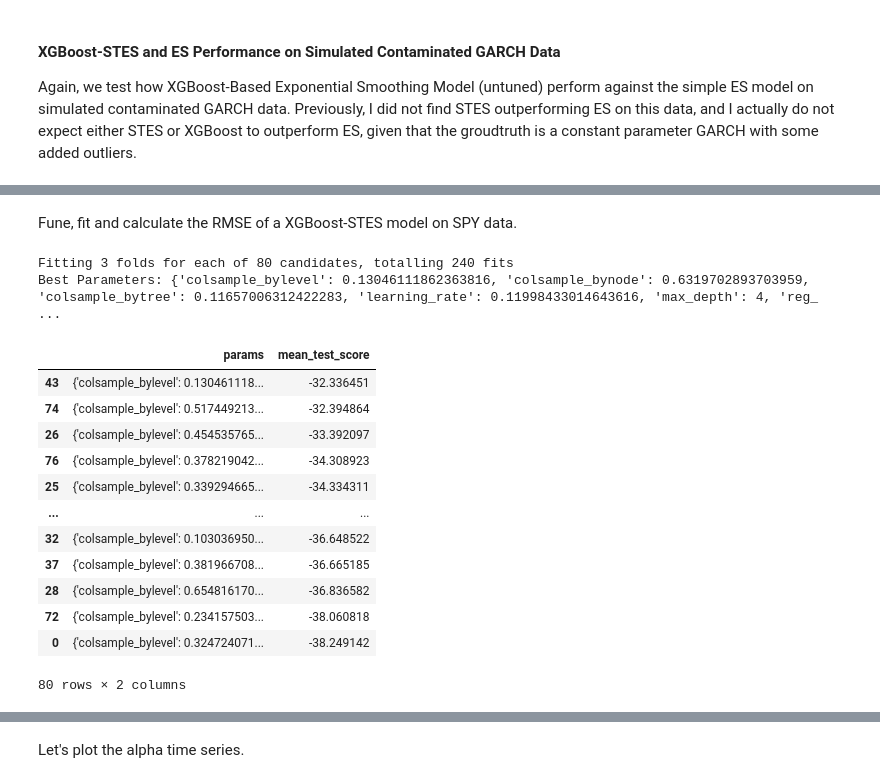
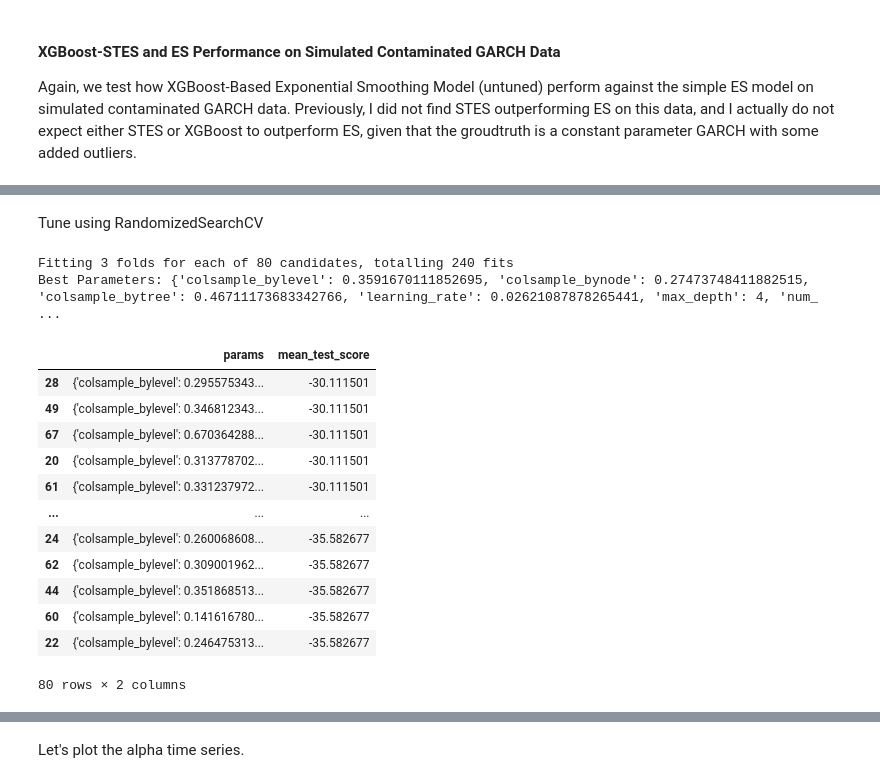
Before and after one commit to steveya/volatility-forecast, a Jupyter notebook: notebook/random_forest_ewma.ipynb, the cells around one changed output, grey strips where cells are left out. Cells and saved outputs as stored; diff of their text form; code cells hidden in the pictures.

```diff
--- a/notebook/random_forest_ewma.ipynb
+++ b/notebook/random_forest_ewma.ipynb
@@ -529,7 +538,7 @@ spy_feature_matrix = pd.DataFrame.from_dict({
     'label': spy_log_returns.to_numpy()[1:]**2,
 })
 # %%
-X_train = spy_feature_matrix.iloc[:4000]
+X_train = spy_feature_matrix.iloc[:4000, :-1]
 y_train = spy_feature_matrix.iloc[:4000:, -1]
 X_test = spy_feature_matrix.iloc[4000:, :-1]
 y_test = spy_feature_matrix.iloc[4000:, -1]
@@ -644,2 +605,2 @@ print(os_xgb_stes_spy_untuned_rmse)
-# %% [markdown]
-Fune, fit and calculate the RMSE of a XGBoost-STES model on SPY data.
+# %% [markdown]
+Tune using RandomizedSearchCV
@@ -646,25 +611,59 @@ Fune, fit and calculate the RMSE of a XGBoost-STES model on SPY data.
+# %%
+
+def random_cv_tune_xgboost_model(X, y):
+    param_dist = {
+        'num_boost_round': [1, 5, 10, 20, 50, 100],
+        'max_depth': randint(1, 5),
+        'learning_rate': loguniform(0.01, 10),
+        #'ts_subsample': uniform(0.3, 0.3),
+        'reg_lambda': loguniform(0.1, 10.0),
+        'colsample_bytree': uniform(0.1, 0.6),
+        'colsample_bylevel': uniform(0.1, 0.6),
+        'colsample_bynode': uniform(0.1, 0.6),
+    }
+
+    # Initialize the model
+    model = XGBoostExponentialSmoothing()
+
+    tscv = TimeSeriesSplit(n_splits=3)
+
+    # Use RandomizedSearchCV to find the best parameters
+    random_search = RandomizedSearchCV(
+        estimator=model,
+        param_distributions=param_dist,
+        scoring=make_scorer(xgb_stes_scoring_function),
+        cv=tscv,
+        n_iter=80,
+        verbose=1,
+        random_state=42,
+        error_score='raise',
+    )
+
+    random_search.fit(X, y)
+
+    return random_search
 # %%
 # Perform hyperparameter tuning
-xgb_stes_spy_tuner = tune_xgboost_model(X_train, y_train)
-xgb_stes_spy_best_params = xgb_stes_spy_tuner.best_params_
+xgb_stes_spy_tuner_rcv = random_cv_tune_xgboost_model(X_train, y_train)
+xgb_stes_spy_best_params_rcv = xgb_stes_spy_tuner_rcv.best_params_
 
-print("Best Parameters:", xgb_stes_spy_best_params)
+print("Best Parameters:", xgb_stes_spy_best_params_rcv)
 # %% [output]
 Fitting 3 folds for each of 80 candidates, totalling 240 fits
-Best Parameters: {'colsample_bylevel': 0.13046111862363816, 'colsample_bynode': 0.6319702893703959, 'colsample_bytree': 0.11657006312422283, 'learning_rate': 0.11998433014643616, 'max_depth': 4, 'reg_ ...
+Best Parameters: {'colsample_bylevel': 0.3591670111852695, 'colsample_bynode': 0.27473748411882515, 'colsample_bytree': 0.46711173683342766, 'learning_rate': 0.02621087878265441, 'max_depth': 4, 'num_ ...
 # %%
-pd.DataFrame(xgb_stes_spy_tuner.cv_results_)[['params','mean_test_score']].sort_values('mean_test_score', ascending=False)
+pd.DataFrame(xgb_stes_spy_tuner_rcv.cv_results_)[['params','mean_test_score']].sort_values('mean_test_score', ascending=False)
 # %% [output]
 |  | params | mean_test_score |
-| 43 | {'colsample_bylevel': 0.130461118... | -32.336451 |
-| 74 | {'colsample_bylevel': 0.517449213... | -32.394864 |
-| 26 | {'colsample_bylevel': 0.454535765... | -33.392097 |
-| 76 | {'colsample_bylevel': 0.378219042... | -34.308923 |
-| 25 | {'colsample_bylevel': 0.339294665... | -34.334311 |
+| 28 | {'colsample_bylevel': 0.295575343... | -30.111501 |
+| 49 | {'colsample_bylevel': 0.346812343... | -30.111501 |
+| 67 | {'colsample_bylevel': 0.670364288... | -30.111501 |
+| 20 | {'colsample_bylevel': 0.313778702... | -30.111501 |
+| 61 | {'colsample_bylevel': 0.331237972... | -30.111501 |
 | ... | ... | ... |
-| 32 | {'colsample_bylevel': 0.103036950... | -36.648522 |
-| 37 | {'colsample_bylevel': 0.381966708... | -36.665185 |
-| 28 | {'colsample_bylevel': 0.654816170... | -36.836582 |
-| 72 | {'colsample_bylevel': 0.234157503... | -38.060818 |
-| 0 | {'colsample_bylevel': 0.324724071... | -38.249142 |
+| 24 | {'colsample_bylevel': 0.260068608... | -35.582677 |
+| 62 | {'colsample_bylevel': 0.309001962... | -35.582677 |
+| 44 | {'colsample_bylevel': 0.351868513... | -35.582677 |
+| 60 | {'colsample_bylevel': 0.141616780... | -35.582677 |
+| 22 | {'colsample_bylevel': 0.246475313... | -35.582677 |
 80 rows × 2 columns
```
Also changed, not shown: parts of 41 cells of this notebook.
